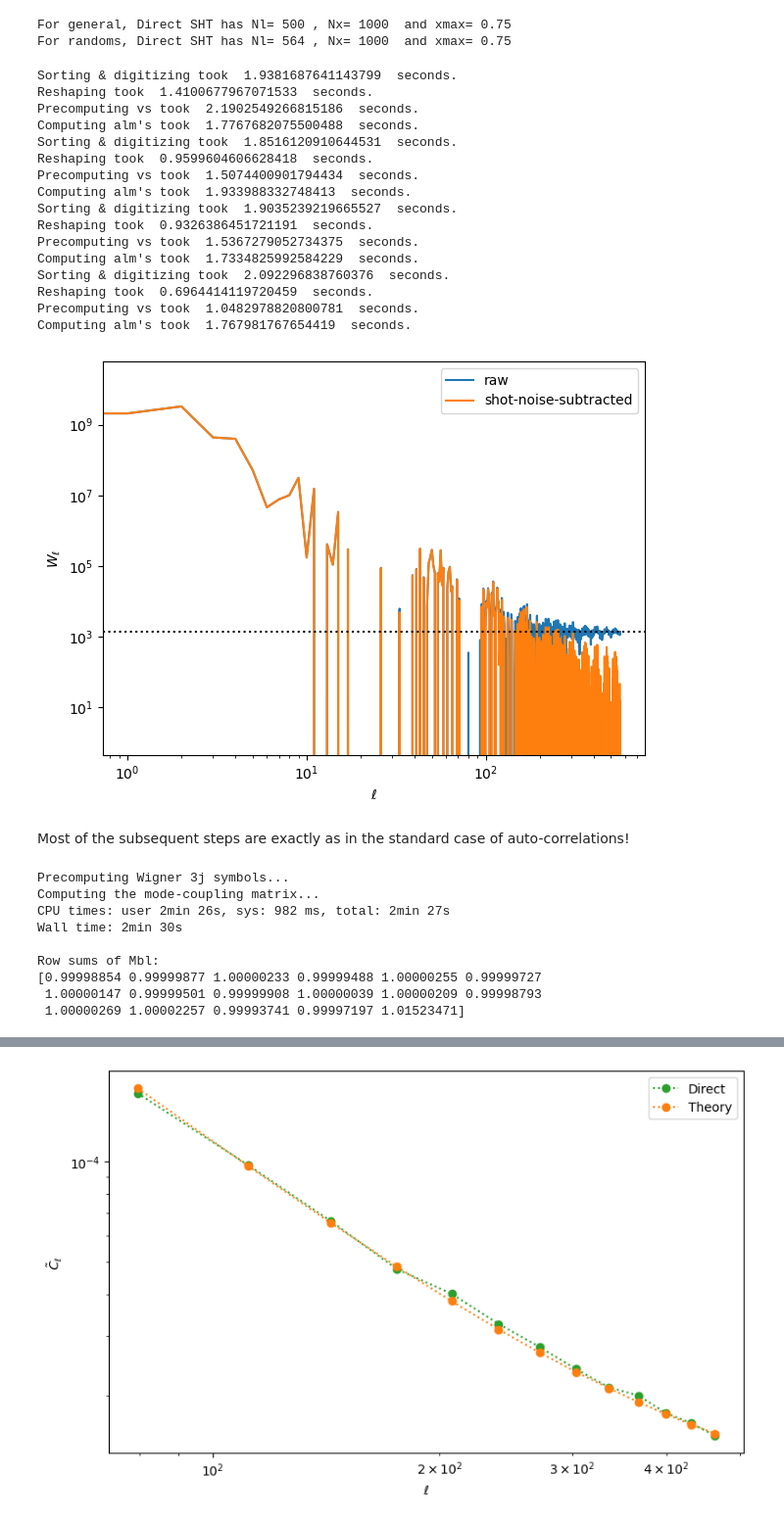
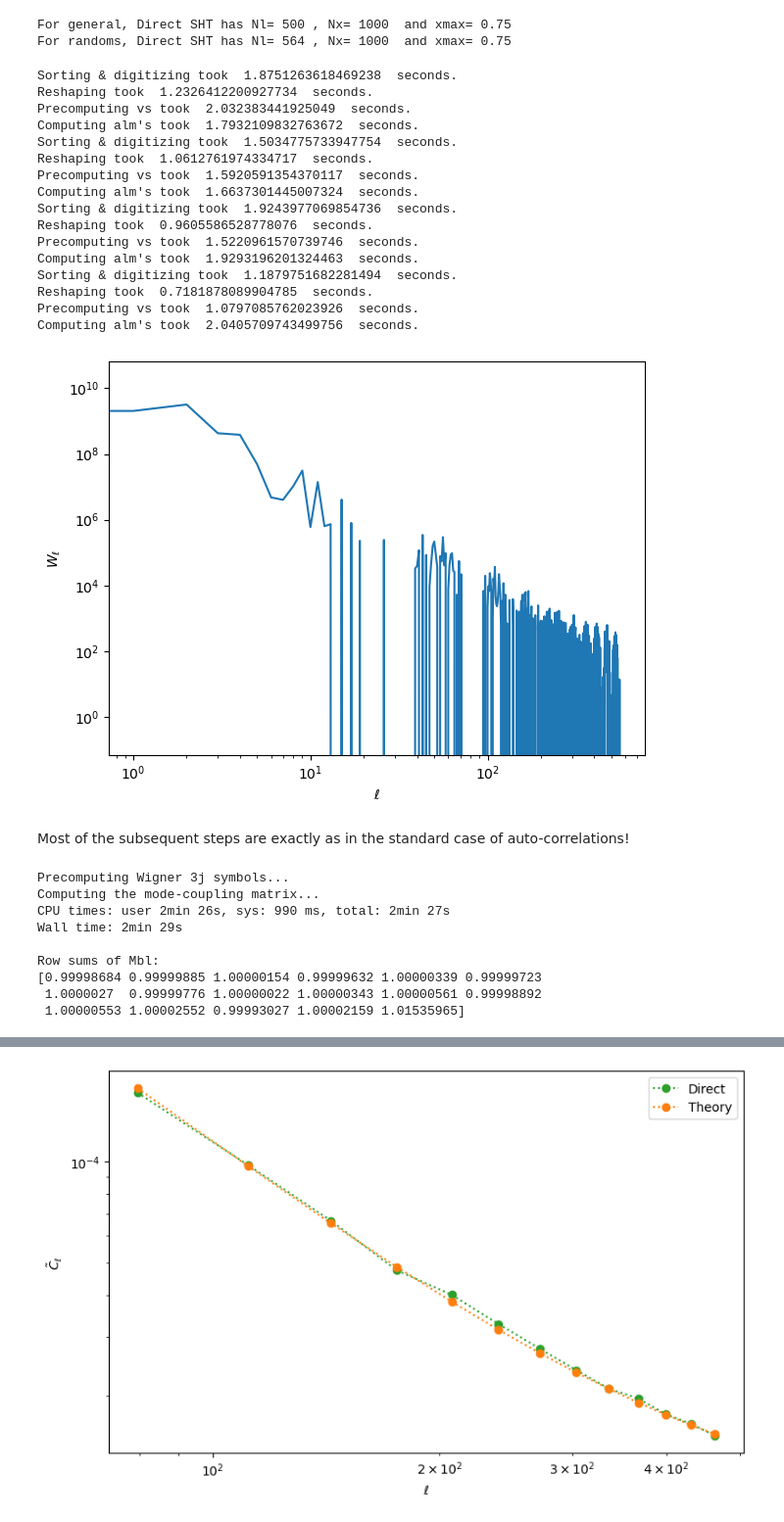
Before and after one commit to martinjameswhite/directsht, a Jupyter notebook: notebooks/cross_correlations.ipynb, the cells around one changed output, grey strips where cells are left out. Shown at 98% size. Saved outputs shown, nothing was run; the diff lists cells and outputs as text; code cells hidden in the pictures.

```diff
--- a/notebooks/cross_correlations.ipynb
+++ b/notebooks/cross_correlations.ipynb
@@ -154,7 +154,11 @@ trand_2,prand_2,wrand_2 = generate_randoms(nrand_2, cthta_min_2, cthta_max_2, ph
 # %%
 # Run the data and randoms through the "veto mask".
 tdata_1,pdata_1,wdata_1 = veto_points(tdata_1,pdata_1,wdata_1,nveto_1,rveto_1)
+trand_1,prand_1,wrand_1 = veto_points(trand_1,prand_1,wrand_1,nveto_1,rveto_1)
+
+tdata_2,pdata_2,wdata_2 = veto_points(tdata_2,pdata_2,wdata_2,nveto_2,rveto_2)
 trand_2,prand_2,wrand_2 = veto_points(trand_2,prand_2,wrand_2,nveto_2,rveto_2)
+
 # Correct for the veto'd points.
 ndata_1  = len(tdata_1)
 ndata_2  = len(tdata_2)
@@ -240,34 +244,32 @@ hran_for_wl_2 = sht_randoms(trand_2,prand_2,wrand_2)
 sn = 1.0/float(nrand_1)/(4*np.pi) * float(ndata_1)**2
 wl = hp.alm2cl(hran_for_wl_1, hran_for_wl_2) #- sn
 # %% [output]
-Sorting & digitizing took  1.9381687641143799  seconds.
-Reshaping took  1.4100677967071533  seconds.
-Precomputing vs took  2.1902549266815186  seconds.
-Computing alm's took  1.7767682075500488  seconds.
-Sorting & digitizing took  1.8516120910644531  seconds.
-Reshaping took  0.9599604606628418  seconds.
-Precomputing vs took  1.5074400901794434  seconds.
-Computing alm's took  1.933988332748413  seconds.
-Sorting & digitizing took  1.9035239219665527  seconds.
-Reshaping took  0.9326386451721191  seconds.
-Precomputing vs took  1.5367279052734375  seconds.
-Computing alm's took  1.7334825992584229  seconds.
-Sorting & digitizing took  2.092296838760376  seconds.
-Reshaping took  0.6964414119720459  seconds.
-Precomputing vs took  1.0482978820800781  seconds.
-Computing alm's took  1.767981767654419  seconds.
+Sorting & digitizing took  1.8751263618469238  seconds.
+Reshaping took  1.2326412200927734  seconds.
+Precomputing vs took  2.032383441925049  seconds.
+Computing alm's took  1.7932109832763672  seconds.
+Sorting & digitizing took  1.5034775733947754  seconds.
+Reshaping took  1.0612761974334717  seconds.
+Precomputing vs took  1.5920591354370117  seconds.
+Computing alm's took  1.6637301445007324  seconds.
+Sorting & digitizing took  1.9243977069854736  seconds.
+Reshaping took  0.9605586528778076  seconds.
+Precomputing vs took  1.5220961570739746  seconds.
+Computing alm's took  1.9293196201324463  seconds.
+Sorting & digitizing took  1.1879751682281494  seconds.
+Reshaping took  0.7181878089904785  seconds.
+Precomputing vs took  1.0797085762023926  seconds.
+Computing alm's took  2.0405709743499756  seconds.
 # %%
-plt.loglog(wl+sn,label='raw')
-plt.loglog(wl   ,label='shot-noise-subtracted')
-plt.axhline(sn,ls=':',color='k')
+plt.loglog(wl)
 #
 plt.xlabel(r'$\ell$')
 plt.ylabel(r'$W_\ell$')
-plt.legend()
+#plt.legend()
 plt.tight_layout()
 #plt.savefig('harmonic_window.pdf')
 # %% [output]
-[figure, old version]
+[figure, new version]
 # %% [markdown]
 Most of the subsequent steps are exactly as in the standard case of auto-correlations!
 # %%
@@ -285,13 +287,13 @@ print(Mbl.sum(axis=1))
 # %% [output]
 Precomputing Wigner 3j symbols...
 Computing the mode-coupling matrix...
-CPU times: user 2min 26s, sys: 982 ms, total: 2min 27s
-Wall time: 2min 30s
+CPU times: user 2min 26s, sys: 990 ms, total: 2min 27s
+Wall time: 2min 29s
 
 Row sums of Mbl:
-[0.99998854 0.99999877 1.00000233 0.99999488 1.00000255 0.99999727
- 1.00000147 0.99999501 0.99999908 1.00000039 1.00000209 0.99998793
- 1.00000269 1.00002257 0.99993741 0.99997197 1.01523471]
+[0.99998684 0.99999885 1.00000154 0.99999632 1.00000339 0.99999723
+ 1.0000027  0.99999776 1.00000022 1.00000343 1.00000561 0.99998892
+ 1.00000553 1.00002552 0.99993027 1.00002159 1.01535965]
 # %%
 # Get harmonic coefficients for the data and measure raw Cls
 hdat_1 = sht(tdata_1,pdata_1,wdata_1)
```
Also changed, not shown: parts of 7 cells of this notebook.
